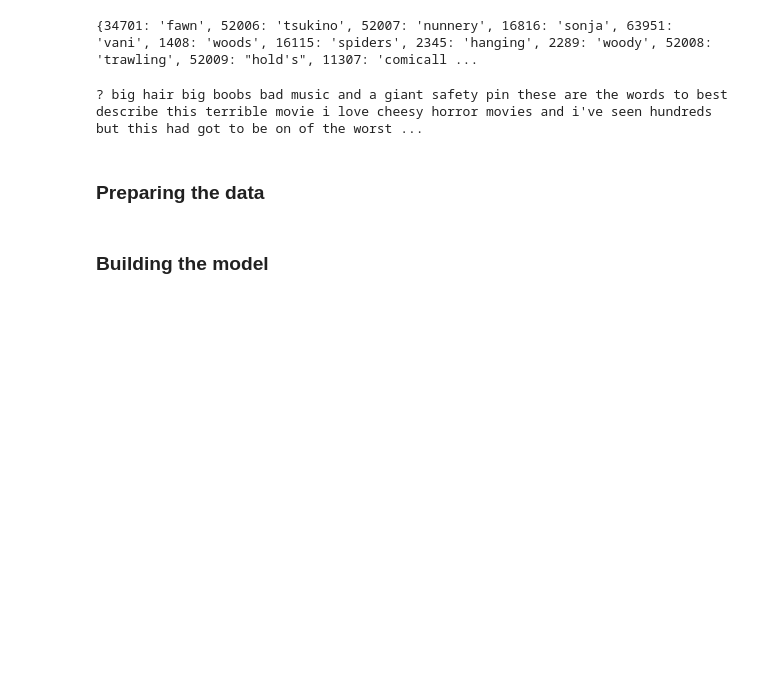
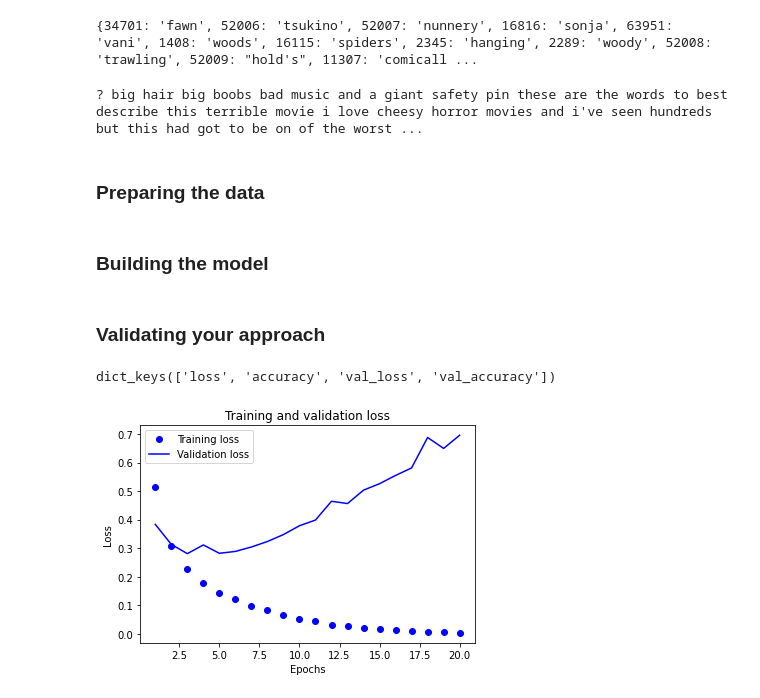
Before and after one commit to Bohdan-at-Kulinich/Machine-Learning, a Jupyter notebook: Class_Regress.ipynb, the cells around one changed output. Drawn from its saved outputs; the diff is of its cells as text; code cells hidden in the pictures; blank space fills up the shorter version.

Commit message:
Created using Colaboratory: adding validation

```diff
--- a/Class_Regress.ipynb
+++ b/Class_Regress.ipynb
@@ -107,0 +125,46 @@ model = keras.Sequential([
+# %% [markdown]
+### Validating your approach
+# %%
+# create a validation set by setting appart 10,000 samples from the original training data
+
+x_val = x_train[:10000]
+partial_x_train = x_train[10000:]
+y_val = y_train[:10000]
+partial_y_train = y_train[10000:]
+# %%
+# training the model:
+# train the model for 20 epochs (iterations over all samples in the training data)
+# in mini-batches of 512 samples
+# monitro loss and accuracy using the validation data
+
+history = model.fit(partial_x_train,
+                    partial_y_train,
+                    epochs=20,
+                    batch_size=512,
+                    validation_data=(x_val, y_val))
+# %%
+# model.fit() return a History object, which has a member history = dictionary containing data about the training proccess.
+
+history_dict = history.history
+history_dict.keys()
+# %% [output]
+dict_keys(['loss', 'accuracy', 'val_loss', 'val_accuracy'])
+# %%
+# use Matplotlib to plot the training and validation loss:
+
+import matplotlib.pyplot as plt
+
+history_dict = history.history
+loss_values = history_dict['loss']
+val_loss_values = history_dict['val_loss']
+epochs = range(1, len(loss_values) + 1)
+
+plt.plot(epochs, loss_values, 'bo', label='Training loss') # bo is for blue dot
+plt.plot(epochs, val_loss_values, 'b', label='Validation loss') # b is for blue line
+plt.title('Training and validation loss')
+plt.xlabel('Epochs')
+plt.ylabel('Loss')
+plt.legend()
+plt.show()
+# %% [output]
+[figure, added]
```
Also changed, not shown: parts of 3 cells of this notebook.
